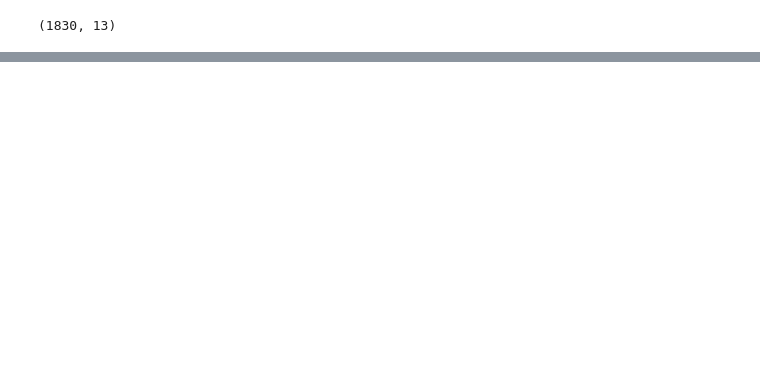
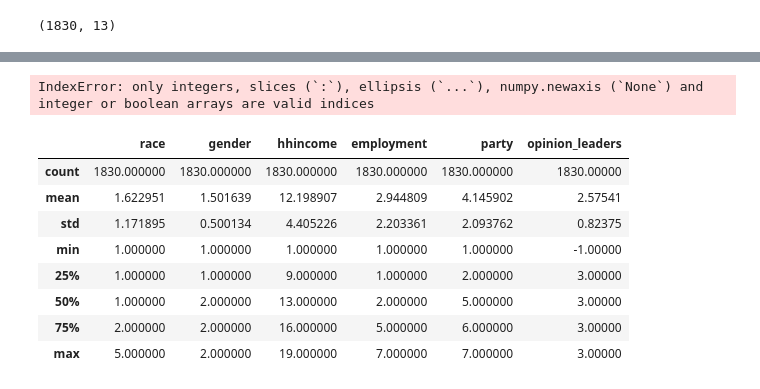
Before and after one commit to lmchu1/WomenLeaders599, a Jupyter notebook: Preprocessing.ipynb, the cells around one changed output, grey strips where cells are left out. Drawn from its saved outputs; the diff is of its cells as text; code cells hidden in the pictures; blank space fills up the shorter version.

```diff
--- a/Preprocessing.ipynb
+++ b/Preprocessing.ipynb
@@ -86,3 +85,6 @@ alldata.head()
 alldata.shape
 # %% [output]
 (1830, 13)
+# %%
+byefelicia=['PPSTATEN', 'State_code', 'State Abbreviation']
+alldata.drop(byefelicia,axis=1,inplace=True)
@@ -88,0 +95,3 @@ alldata.shape
+# %%
+alldata.rename(columns=dict, inplace=True)
+alldata.head()
@@ -88,0 +133,18 @@ alldata.shape
+# %%
+#change data type:
+headernames=alldata.columns
+alldata[headernames['race', 'gender', 'employment', 'party', 'opinion_leaders']].astype('category')
+# %% [output]
+IndexError: only integers, slices (`:`), ellipsis (`...`), numpy.newaxis (`None`) and integer or boolean arrays are valid indices
+# %%
+alldata.iloc[:,2:].describe()
+# %% [output]
+|  | race | gender | hhincome | employment | party | opinion_leaders |
+| count | 1830.000000 | 1830.000000 | 1830.000000 | 1830.000000 | 1830.000000 | 1830.00000 |
+| mean | 1.622951 | 1.501639 | 12.198907 | 2.944809 | 4.145902 | 2.57541 |
+| std | 1.171895 | 0.500134 | 4.405226 | 2.203361 | 2.093762 | 0.82375 |
+| min | 1.000000 | 1.000000 | 1.000000 | 1.000000 | 1.000000 | -1.00000 |
+| 25% | 1.000000 | 1.000000 | 9.000000 | 1.000000 | 2.000000 | 3.00000 |
+| 50% | 1.000000 | 2.000000 | 13.000000 | 2.000000 | 5.000000 | 3.00000 |
+| 75% | 2.000000 | 2.000000 | 16.000000 | 5.000000 | 6.000000 | 3.00000 |
+| max | 5.000000 | 2.000000 | 19.000000 | 7.000000 | 7.000000 | 3.00000 |
```
Also changed, not shown: parts of 17 cells of this notebook.
